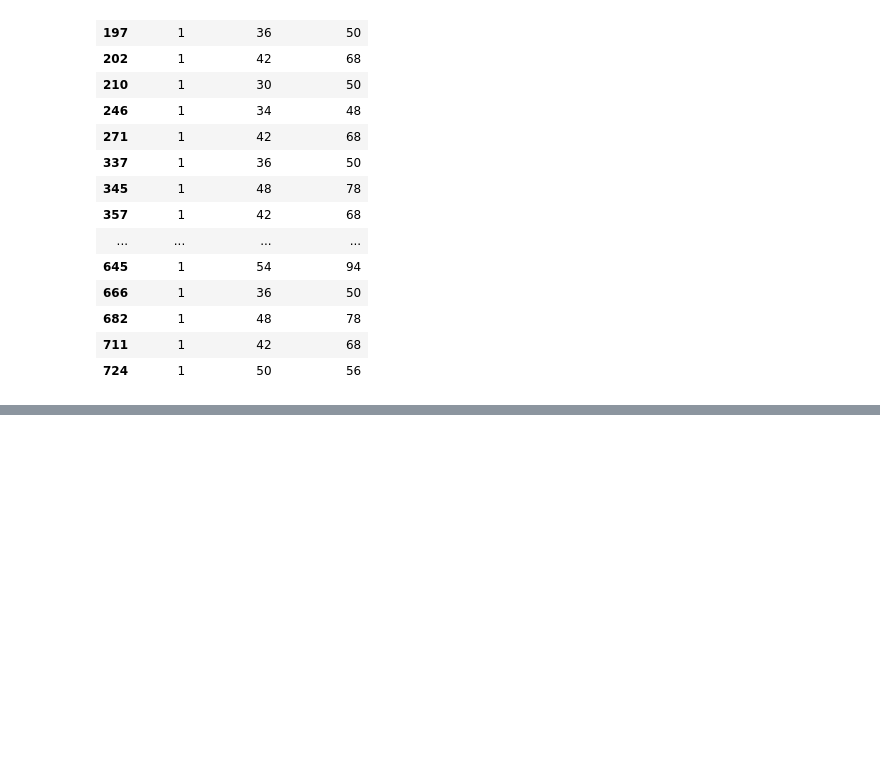
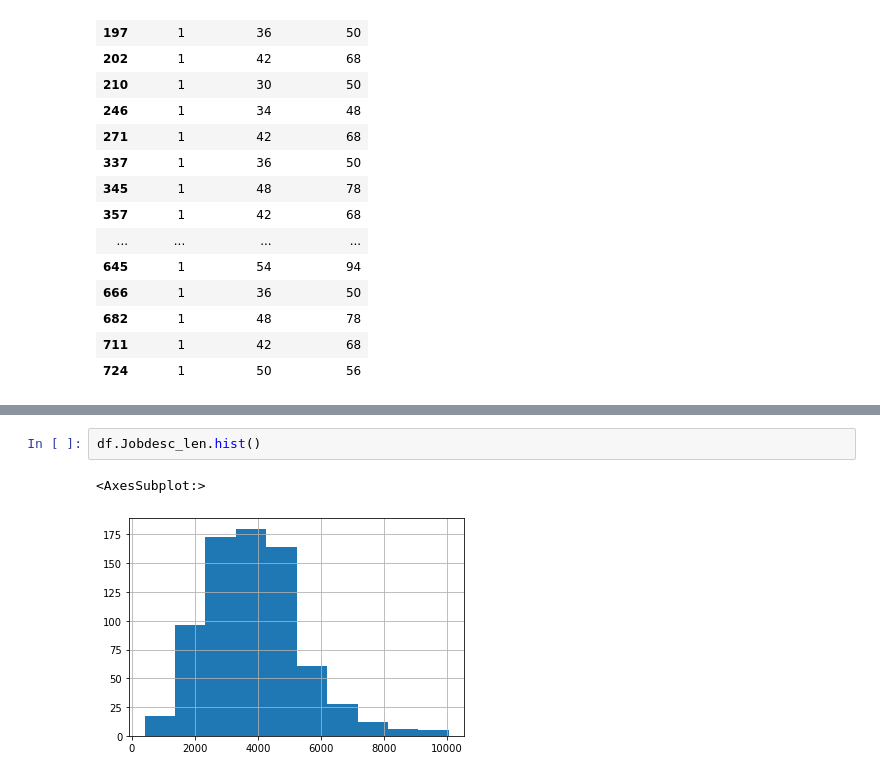
Before and after one commit to reenasheoran/Glassdoor_Salary_Prediction, a Jupyter notebook: notebooks/EDA.ipynb, the cells around one changed output, grey strips where cells are left out. Saved outputs shown, nothing was run; the diff lists cells and outputs as text; blank space fills up the shorter version.

```diff
--- a/notebooks/EDA.ipynb
+++ b/notebooks/EDA.ipynb
@@ -136,0 +191,5 @@ df[df.hourly ==1][['hourly','min_salary','max_salary']]
+# %%
+df.Jobdesc_len.hist()
+# %% [output]
+<AxesSubplot:>
+[figure, added]
```
Also changed, not shown: parts of 26 cells of this notebook, 1 other file.
